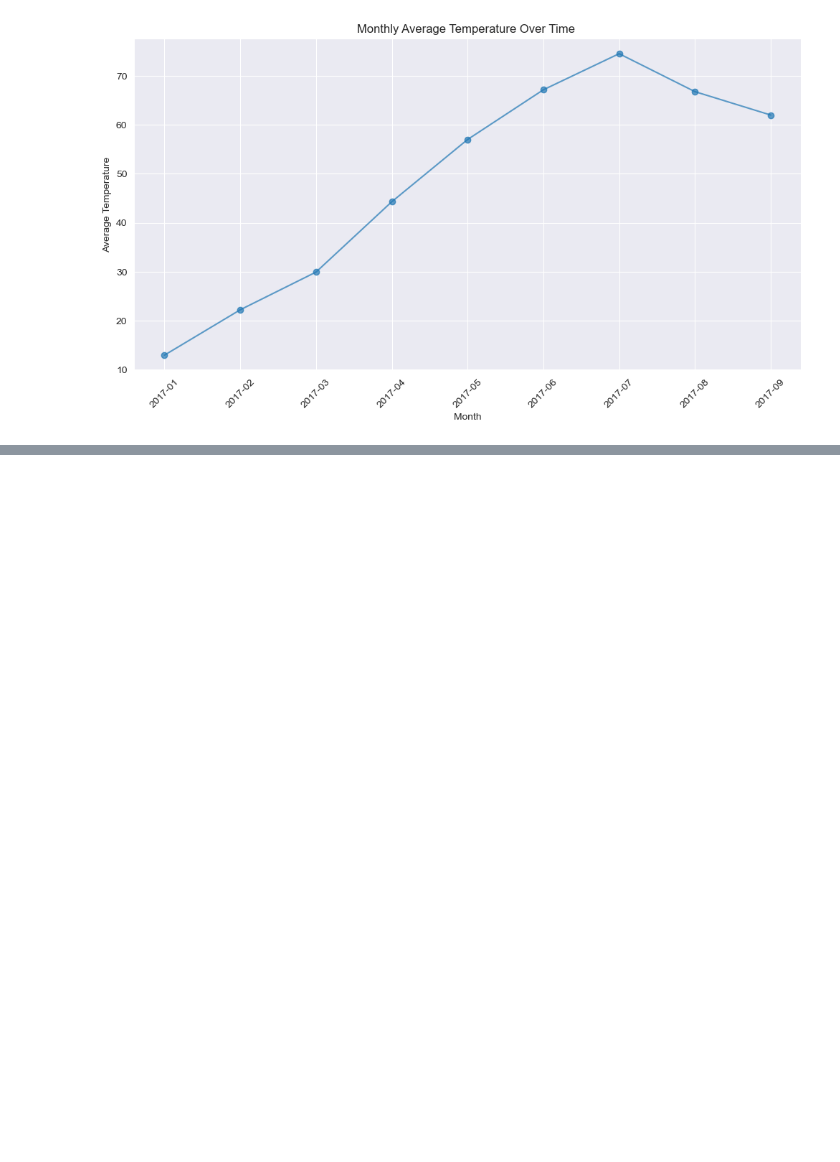
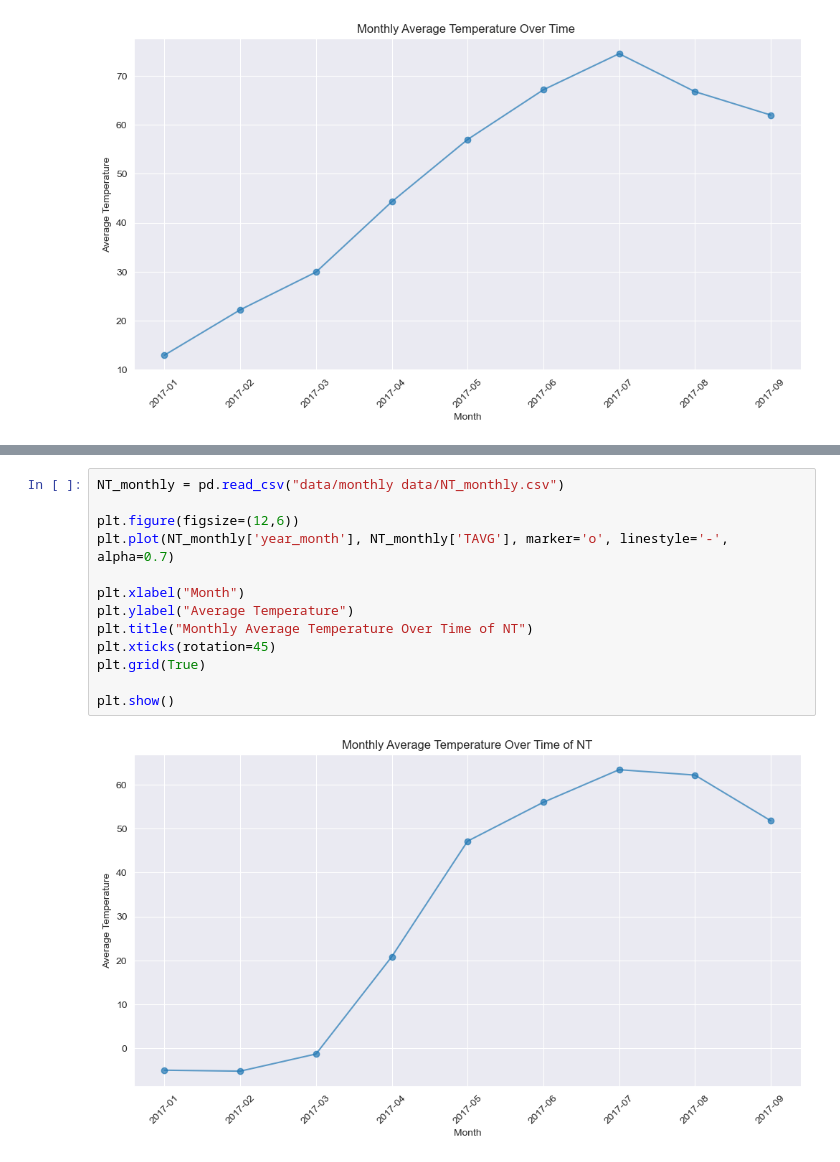
Before and after one commit to PhanKhanh-datasc/first-data-visualization-, a Jupyter notebook: analyze.ipynb, the cells around one changed output, grey strips where cells are left out. Cells and saved outputs as stored; diff of their text form; blank space fills up the shorter version.

```diff
--- a/analyze.ipynb
+++ b/analyze.ipynb
@@ -283,0 +349,15 @@ print(f"✅ State with the lowest temperature variance: {lowest_variance_state}
+# %%
+NT_monthly = pd.read_csv("data/monthly data/NT_monthly.csv")
+
+plt.figure(figsize=(12,6))
+plt.plot(NT_monthly['year_month'], NT_monthly['TAVG'], marker='o', linestyle='-', alpha=0.7)
+
+plt.xlabel("Month")
+plt.ylabel("Average Temperature")
+plt.title("Monthly Average Temperature Over Time of NT")
+plt.xticks(rotation=45)
+plt.grid(True)
+
+plt.show()
+# %% [output]
+[figure, added]
```
Also changed, not shown: parts of 7 cells of this notebook.
